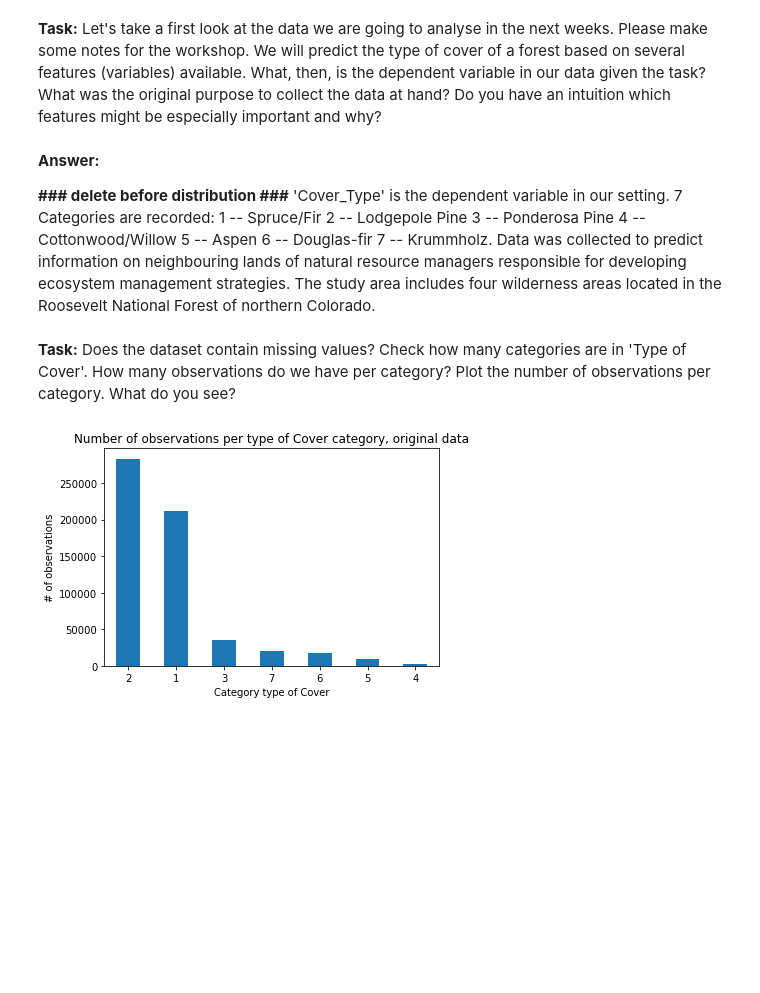
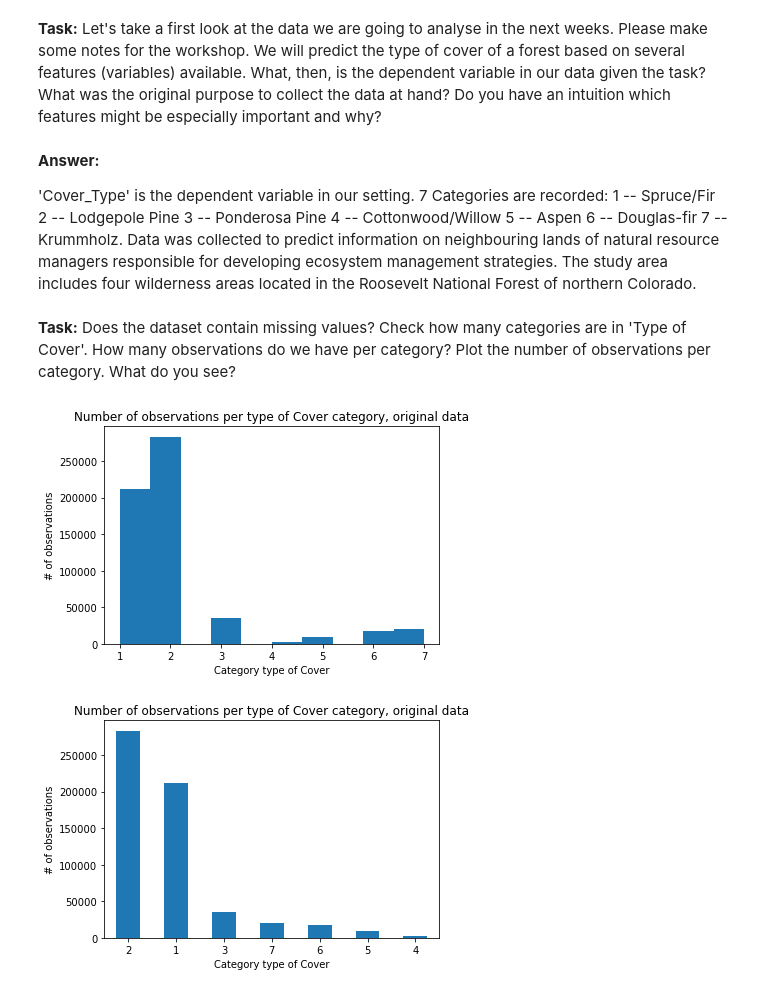
Before and after one commit to CorrelAid/correlaid-machine-learning-spring-school, a Jupyter notebook: notebooks/05_CorrelAid_ml-spring-school_data-exploration.ipynb, the cells around one changed output. Drawn from its saved outputs; the diff is of its cells as text; code cells hidden in the pictures; blank space fills up the shorter version.

Commit message:
add historgram for 'Type of Cover'

```diff
--- a/notebooks/05_CorrelAid_ml-spring-school_data-exploration.ipynb
+++ b/notebooks/05_CorrelAid_ml-spring-school_data-exploration.ipynb
@@ -57,7 +57,6 @@ forest_data.head()
 # %% [markdown]
 **Answer:**
 
-**### delete before distribution ###**
 'Cover_Type' is the dependent variable in our setting. 7 Categories are recorded:
 1 -- Spruce/Fir
 2 -- Lodgepole Pine
@@ -82,4 +81,15 @@ forest_data.groupby('Cover_Type').count()
 
 # easier even is
 forest_data['Cover_Type'].value_counts()
+# %%
+# histogram
+
+# WARNING: doesn't quite work
+plt.hist(forest_data['Cover_Type'])
+plt.xlabel('Category type of Cover')
+plt.ylabel('# of observations')
+plt.title('Number of observations per type of Cover category, original data')
+plt.show()
+# %% [output]
+[figure, added]
 # %%
```
Also changed, not shown: parts of 1 cell of this notebook.
